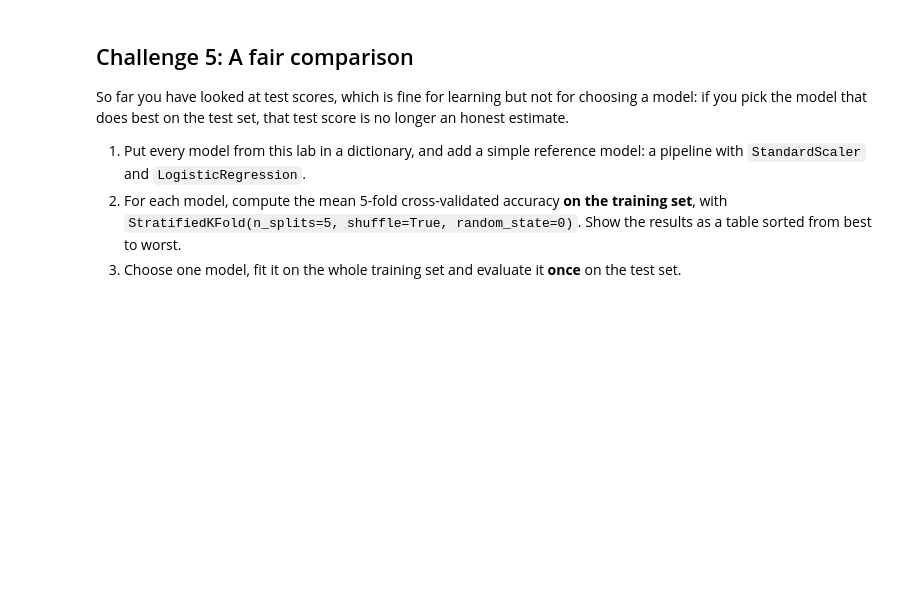
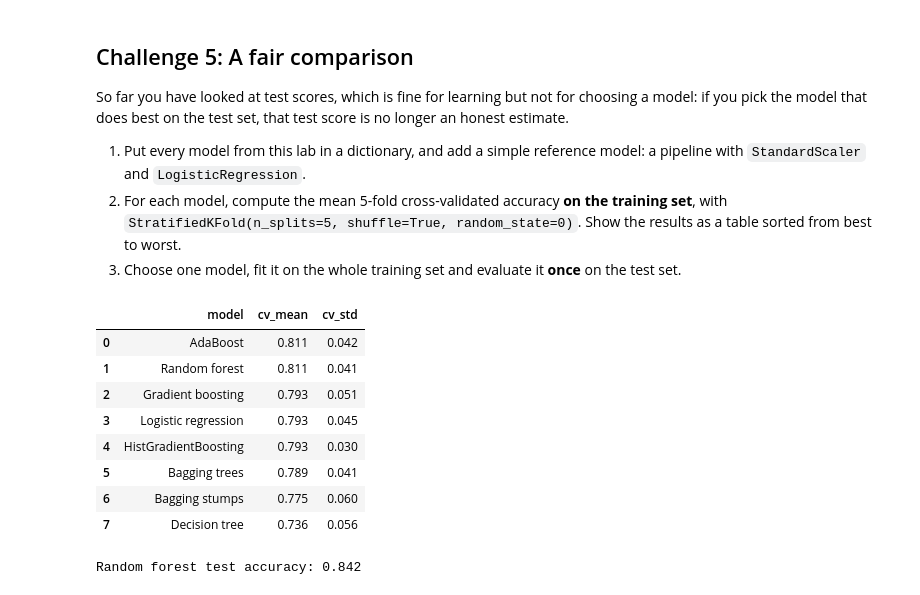
Before and after one commit to ironhack-labs/lab-ensembles, a Jupyter notebook: your-code/main.ipynb, the cells around one changed output. Drawn from its saved outputs; the diff is of its cells as text; code cells hidden in the pictures; blank space fills up the shorter version.

```diff
--- a/your-code/main.ipynb
+++ b/your-code/main.ipynb
@@ -114,10 +251,27 @@ Boosting trains its models **in sequence**: each new one focuses on the cases th
 # %%
 from sklearn.ensemble import AdaBoostClassifier, GradientBoostingClassifier, HistGradientBoostingClassifier
 
-# 1. AdaBoost
+def print_train_test(name, model):
+    model.fit(X_train, y_train)
+    train_acc = accuracy_score(y_train, model.predict(X_train))
+    test_acc = accuracy_score(y_test, model.predict(X_test))
+    print(f"{name}: train {train_acc:.3f}, test {test_acc:.3f}")
 
+# 1. AdaBoost (its default is 50 stumps in this scikit-learn version, so set 100 explicitly)
+ada = AdaBoostClassifier(n_estimators=100, random_state=0)
+print_train_test("AdaBoost", ada)
 
 # 2. Gradient boosting and HistGradientBoosting
-
+print_train_test("Gradient boosting", GradientBoostingClassifier(random_state=0))
+print_train_test("HistGradientBoosting", HistGradientBoostingClassifier(random_state=0))
 
 # 3. Mean and standard deviation over 10 splits
+ada_scores = test_scores(AdaBoostClassifier(n_estimators=100))
+gb_scores = test_scores(GradientBoostingClassifier())
+hgb_scores = test_scores(HistGradientBoostingClassifier())
+
+print()
+for name, scores in [("AdaBoost", ada_scores), ("Gradient boosting", gb_scores),
+                     ("HistGradientBoosting", hgb_scores), ("Bagging stumps", stump_bagging_scores),
+                     ("Random forest", forest_scores)]:
+    print(f"{name:21s} mean {scores.mean():.3f}, std {scores.std():.3f}")
@@ -136,16 +327,47 @@ So far you have looked at test scores, which is fine for learning but not for ch
 # %%
 from sklearn.model_selection import cross_val_score, StratifiedKFold
 from sklearn.pipeline import make_pipeline
 from sklearn.preprocessing import StandardScaler
 from sklearn.linear_model import LogisticRegression
 
 # 1. Dictionary of models
-
+models = {
+    "Decision tree": DecisionTreeClassifier(random_state=0),
+    "Bagging trees": BaggingClassifier(estimator=DecisionTreeClassifier(), n_estimators=100, random_state=0),
+    "Bagging stumps": BaggingClassifier(estimator=DecisionTreeClassifier(max_depth=1), n_estimators=100, random_state=0),
+    "Random forest": RandomForestClassifier(n_estimators=300, random_state=0),
+    "AdaBoost": AdaBoostClassifier(n_estimators=100, random_state=0),
+    "Gradient boosting": GradientBoostingClassifier(random_state=0),
+    "HistGradientBoosting": HistGradientBoostingClassifier(random_state=0),
+    "Logistic regression": make_pipeline(StandardScaler(), LogisticRegression()),
+}
 
 # 2. Cross-validated comparison table
+cv = StratifiedKFold(n_splits=5, shuffle=True, random_state=0)
+results = []
+for name, model in models.items():
+    scores = cross_val_score(model, X_train, y_train, cv=cv)
+    results.append({"model": name, "cv_mean": scores.mean(), "cv_std": scores.std()})
 
+results = pd.DataFrame(results).sort_values("cv_mean", ascending=False).reset_index(drop=True)
+display(results.round(3))
 
 # 3. The chosen model on the test set, once
+# Random forest: tied best CV score with AdaBoost, and the most stable model over the 10 splits in Challenge 3
+chosen = models["Random forest"]
+chosen.fit(X_train, y_train)
+print("Random forest test accuracy:", round(accuracy_score(y_test, chosen.predict(X_test)), 3))
+# %% [output]
+|  | model | cv_mean | cv_std |
+| 0 | AdaBoost | 0.811 | 0.042 |
+| 1 | Random forest | 0.811 | 0.041 |
+| 2 | Gradient boosting | 0.793 | 0.051 |
+| 3 | Logistic regression | 0.793 | 0.045 |
+| 4 | HistGradientBoosting | 0.793 | 0.030 |
+| 5 | Bagging trees | 0.789 | 0.041 |
+| 6 | Bagging stumps | 0.775 | 0.060 |
+| 7 | Decision tree | 0.736 | 0.056 |
+Random forest test accuracy: 0.842
 # %% [markdown]
 **Question:** did an ensemble win clearly? With 303 patients and 13 features, what would you recommend to a hospital that also needs to explain each prediction, and why?
 
```
Also changed, not shown: parts of 21 cells of this notebook.
